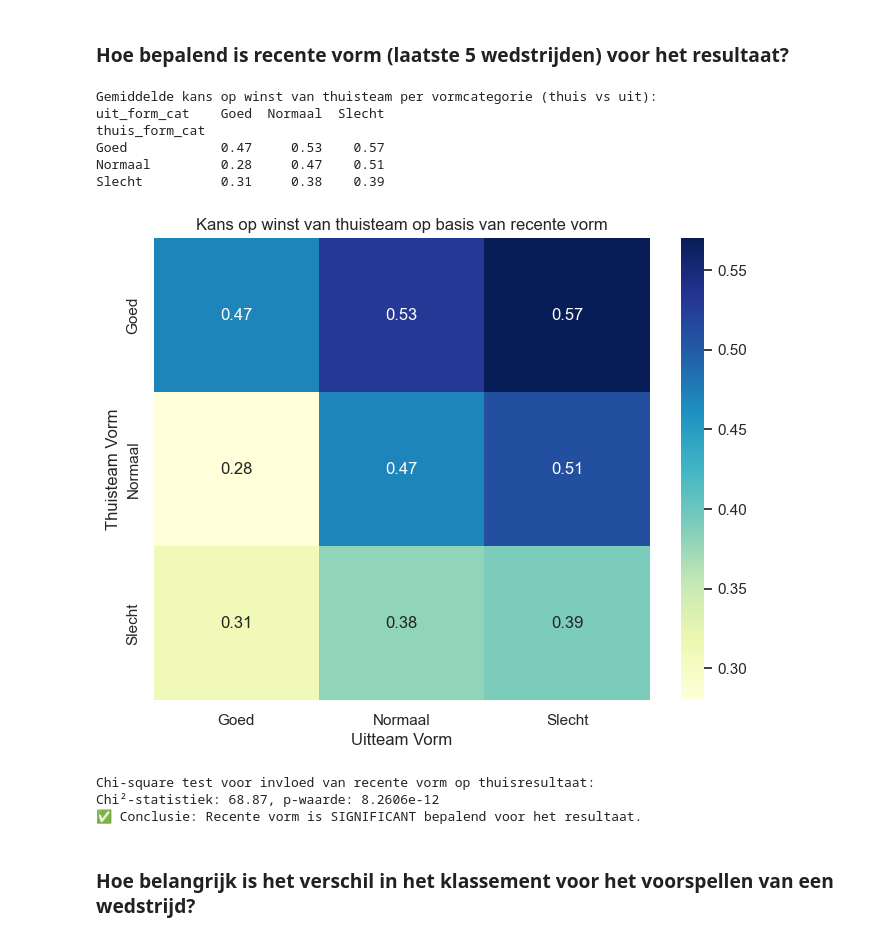
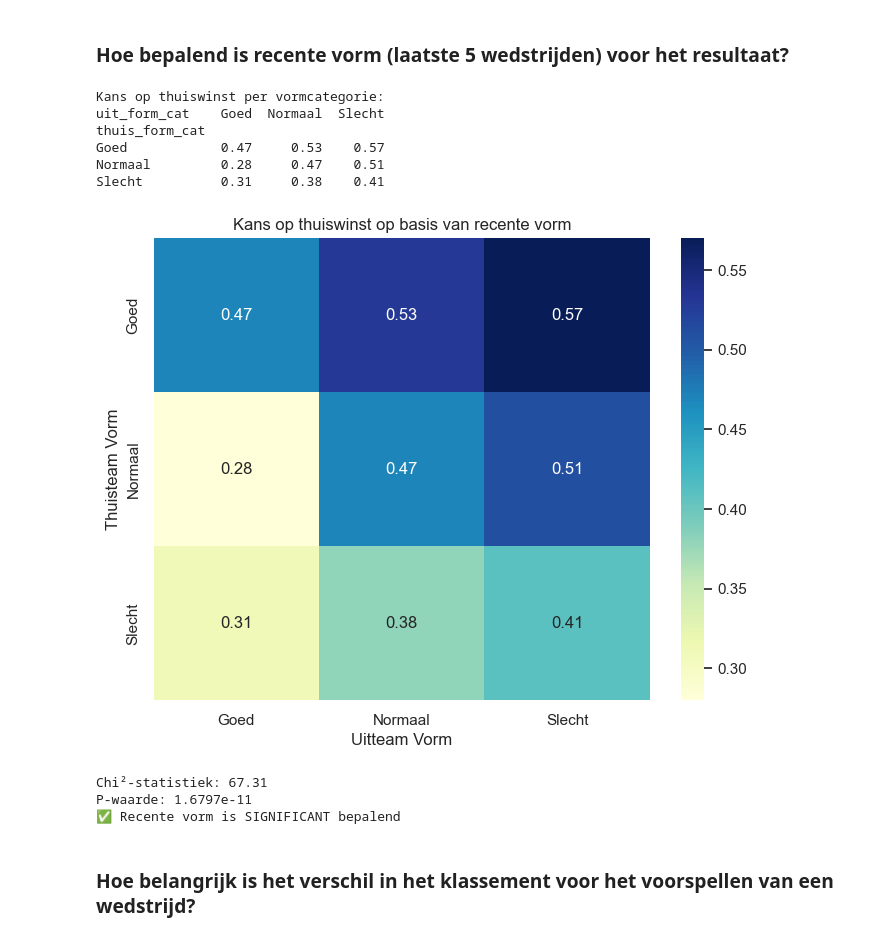
Before and after one commit to Torbendes/Bachelorproef, a Jupyter notebook: code/analyse/jpl_analyse.ipynb, the cells around one changed output. Saved outputs shown, nothing was run; the diff lists cells and outputs as text; code cells hidden in the pictures.

```diff
--- a/code/analyse/jpl_analyse.ipynb
+++ b/code/analyse/jpl_analyse.ipynb
@@ -765,18 +744,11 @@ df[df['regen'] > 0]
 # %% [markdown]
 ### Speelstijl-combinaties
 # %%
-# 1=aanvallend, 0=gebalanceerd, -1=verdedigend
-# al aanwezig in df als 'speelstijl' per team
-# Maak combinaties:
-def speelstijl_combo(row):
-    if row['thuis_speelstijl']==1 and row['uit_speelstijl']==-1:
-        return "thuis_aanvallend_uit_verdedigend"
-    elif row['thuis_speelstijl']==-1 and row['uit_speelstijl']==1:
-        return "thuis_verdedigend_uit_aanvallend"
-    else:
-        return "gebalanceerd"
+# Combineer speelstijlen (thuis vs uit blijft behouden)
+df['speelstijl_combo'] = df['thuis_speelstijl'] + "_vs_" + df['uit_speelstijl']
 
-df['speelstijl_combo'] = df.apply(speelstijl_combo, axis=1)
+# Check
+df[['thuis_speelstijl','uit_speelstijl','speelstijl_combo']].head()
 
 df['speelstijl_combo'].tail(10)
 # %% [output]
@@ -1380,59 +1355,71 @@ T-test p-waarde: 2.6602e-01
 # %% [markdown]
 ### Hoe bepalend is recente vorm (laatste 5 wedstrijden) voor het resultaat?
 # %%
+# Categorisatie (NaN blijft NaN)
 def categorize_form(x):
-    if x < 1:
+    if pd.isna(x):
+        return np.nan
+    elif x < 1:
         return 'Slecht'
     elif x < 1.7:
         return 'Normaal'
     else:
         return 'Goed'
 
 df['thuis_form_cat'] = df['thuis_form_5'].apply(categorize_form)
 df['uit_form_cat'] = df['uit_form_5'].apply(categorize_form)
 
-# 2️⃣ Maak kolom voor thuiswinst
-df['thuis_wint'] = df['resultaat_voltijd'].apply(lambda x: 1 if x=='H' else 0)
+# Drop rijen zonder vorm (begin seizoen)
+df_analysis = df.dropna(subset=['thuis_form_cat','uit_form_cat'])
 
-# 3️⃣ Crosstab: kans op winst van thuisteam per vormcategorie
-crosstab = pd.crosstab(df['thuis_form_cat'], df['uit_form_cat'],
-                       values=df['thuis_wint'], aggfunc='mean').round(2)
+# Thuis wint kolom
+df_analysis['thuis_wint'] = (df_analysis['resultaat_voltijd'] == 'H').astype(int)
 
-print("Gemiddelde kans op winst van thuisteam per vormcategorie (thuis vs uit):")
+# Crosstab (kans op thuiswinst)
+crosstab = pd.crosstab(
+    df_analysis['thuis_form_cat'],
+    df_analysis['uit_form_cat'],
+    values=df_analysis['thuis_wint'],
+    aggfunc='mean'
+).round(2)
+
+print("Kans op thuiswinst per vormcategorie:")
 print(crosstab)
 
-# 4️⃣ Visualisatie (heatmap)
+# Visualisatie
 plt.figure(figsize=(8,6))
 sns.heatmap(crosstab, annot=True, fmt=".2f", cmap='YlGnBu')
-plt.title("Kans op winst van thuisteam op basis van recente vorm")
+plt.title("Kans op thuiswinst op basis van recente vorm")
 plt.xlabel("Uitteam Vorm")
 plt.ylabel("Thuisteam Vorm")
 plt.show()
 
-# 5️⃣ Statistische test (Chi-square)
-# Binair: thuis wint of niet
-# Crosstab categorisch: we gebruiken de crosstab van aantal wedstrijden per categorie
-count_table = pd.crosstab([df['thuis_form_cat'], df['uit_form_cat']], df['thuis_wint'])
+# Chi-square test
+count_table = pd.crosstab(
+    [df_analysis['thuis_form_cat'], df_analysis['uit_form_cat']],
+    df_analysis['thuis_wint']
+)
+
 chi2_stat, p_val, dof, expected = chi2_contingency(count_table)
 
-print(f"\nChi-square test voor invloed van recente vorm op thuisresultaat:")
-print(f"Chi²-statistiek: {chi2_stat:.2f}, p-waarde: {p_val:.4e}")
+print(f"\nChi²-statistiek: {chi2_stat:.2f}")
+print(f"P-waarde: {p_val:.4e}")
 
 if p_val < 0.05:
-    print("✅ Conclusie: Recente vorm is SIGNIFICANT bepalend voor het resultaat.")
+    print("✅ Recente vorm is SIGNIFICANT bepalend")
 else:
-    print("❌ Conclusie: Recente vorm lijkt GEEN significant effect te hebben op het resultaat.")
+    print("❌ Geen significant effect")
 # %% [output]
-Gemiddelde kans op winst van thuisteam per vormcategorie (thuis vs uit):
+Kans op thuiswinst per vormcategorie:
 uit_form_cat    Goed  Normaal  Slecht
 thuis_form_cat
 Goed            0.47     0.53    0.57
 Normaal         0.28     0.47    0.51
-Slecht          0.31     0.38    0.39
+Slecht          0.31     0.38    0.41
-[figure, old version]
+[figure, new version]
-Chi-square test voor invloed van recente vorm op thuisresultaat:
-Chi²-statistiek: 68.87, p-waarde: 8.2606e-12
-✅ Conclusie: Recente vorm is SIGNIFICANT bepalend voor het resultaat.
+Chi²-statistiek: 67.31
+P-waarde: 1.6797e-11
+✅ Recente vorm is SIGNIFICANT bepalend
 # %% [markdown]
 ### Hoe belangrijk is het verschil in het klassement voor het voorspellen van een wedstrijd?
 # %%
```
Also changed, not shown: parts of 7 cells of this notebook.
